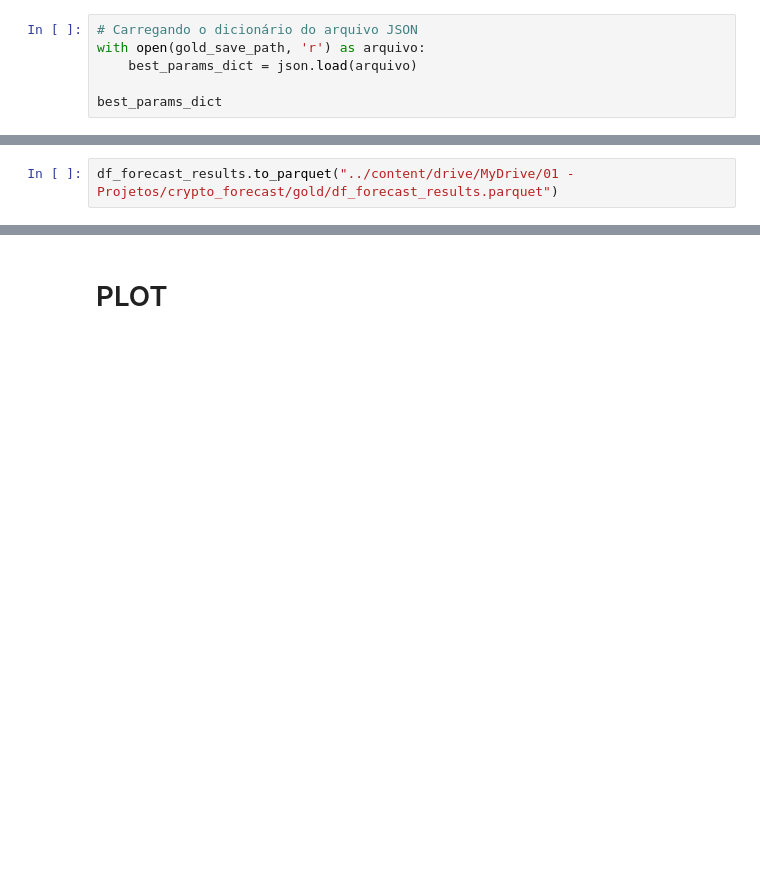
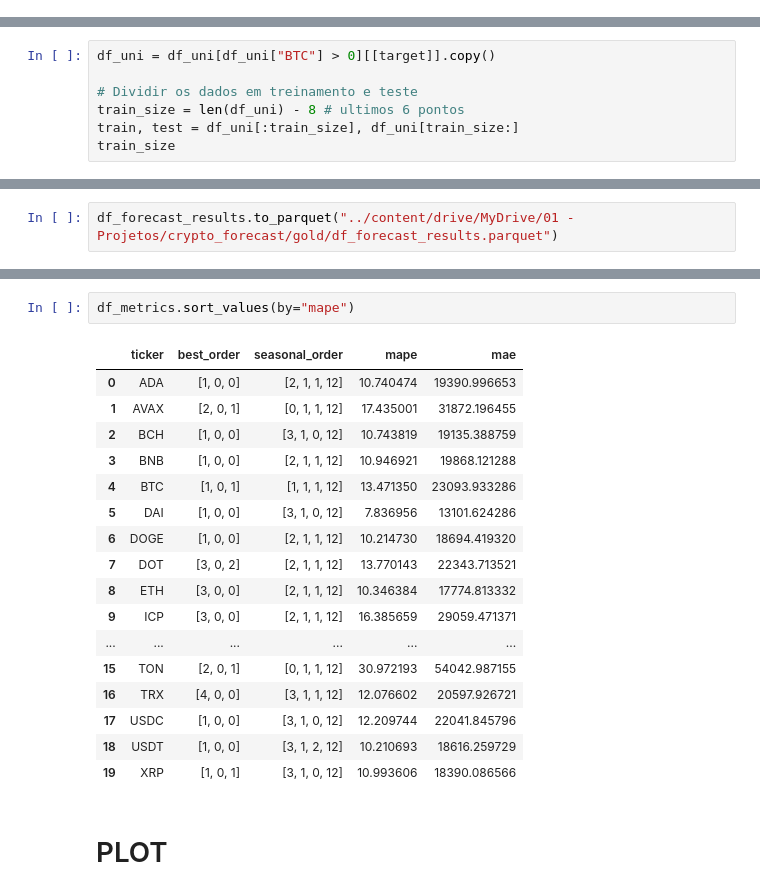
Before and after one commit to k3ybladewielder/crypto_forecast, a Jupyter notebook: notebooks/crypto_forecast.ipynb, the cells around one changed output, grey strips where cells are left out. Saved outputs shown, nothing was run; the diff lists cells and outputs as text; blank space fills up the shorter version.

```diff
--- a/notebooks/crypto_forecast.ipynb
+++ b/notebooks/crypto_forecast.ipynb
@@ -1012,9 +1017,3 @@ def processar_e_salvar_params(gold_save_path, filename, df, build_best_params=Fa
 processar_e_salvar_params(gold_save_path, "best_params_dict.json", df, build_best_params=False)
 # %% [output]
 O conjunto de parâmetros para cada ticker best_params_dict.json já existe. Não foi criado um novo arquivo.
-# %%
-# Carregando o dicionário do arquivo JSON
-with open(gold_save_path, 'r') as arquivo:
-    best_params_dict = json.load(arquivo)
-
-best_params_dict
@@ -1302,0 +1210,7 @@ KeyboardInterrupt:
+# %%
+df_uni = df_uni[df_uni["BTC"] > 0][[target]].copy()
+
+# Dividir os dados em treinamento e teste
+train_size = len(df_uni) - 8 # ultimos 6 pontos
+train, test = df_uni[:train_size], df_uni[train_size:]
+train_size
@@ -1339,3 +1278,23 @@ df_forecast_results.to_parquet("../content/drive/MyDrive/01 - Projetos/crypto_fo
+# %%
+df_metrics.sort_values(by="mape")
+# %% [output]
+|  | ticker | best_order | seasonal_order | mape | mae |
+| 0 | ADA | [1, 0, 0] | [2, 1, 1, 12] | 10.740474 | 19390.996653 |
+| 1 | AVAX | [2, 0, 1] | [0, 1, 1, 12] | 17.435001 | 31872.196455 |
+| 2 | BCH | [1, 0, 0] | [3, 1, 0, 12] | 10.743819 | 19135.388759 |
+| 3 | BNB | [1, 0, 0] | [2, 1, 1, 12] | 10.946921 | 19868.121288 |
+| 4 | BTC | [1, 0, 1] | [1, 1, 1, 12] | 13.471350 | 23093.933286 |
+| 5 | DAI | [1, 0, 0] | [3, 1, 0, 12] | 7.836956 | 13101.624286 |
+| 6 | DOGE | [1, 0, 0] | [2, 1, 1, 12] | 10.214730 | 18694.419320 |
+| 7 | DOT | [3, 0, 2] | [2, 1, 1, 12] | 13.770143 | 22343.713521 |
+| 8 | ETH | [3, 0, 0] | [2, 1, 1, 12] | 10.346384 | 17774.813332 |
+| 9 | ICP | [3, 0, 0] | [2, 1, 1, 12] | 16.385659 | 29059.471371 |
+| ... | ... | ... | ... | ... | ... |
+| 15 | TON | [2, 0, 1] | [0, 1, 1, 12] | 30.972193 | 54042.987155 |
+| 16 | TRX | [4, 0, 0] | [3, 1, 1, 12] | 12.076602 | 20597.926721 |
+| 17 | USDC | [1, 0, 0] | [3, 1, 0, 12] | 12.209744 | 22041.845796 |
+| 18 | USDT | [1, 0, 0] | [3, 1, 2, 12] | 10.210693 | 18616.259729 |
+| 19 | XRP | [1, 0, 1] | [3, 1, 0, 12] | 10.993606 | 18390.086566 |
 # %% [markdown]
 # PLOT
 # %%
```
Also changed, not shown: parts of 36 cells of this notebook, 1 other file.
